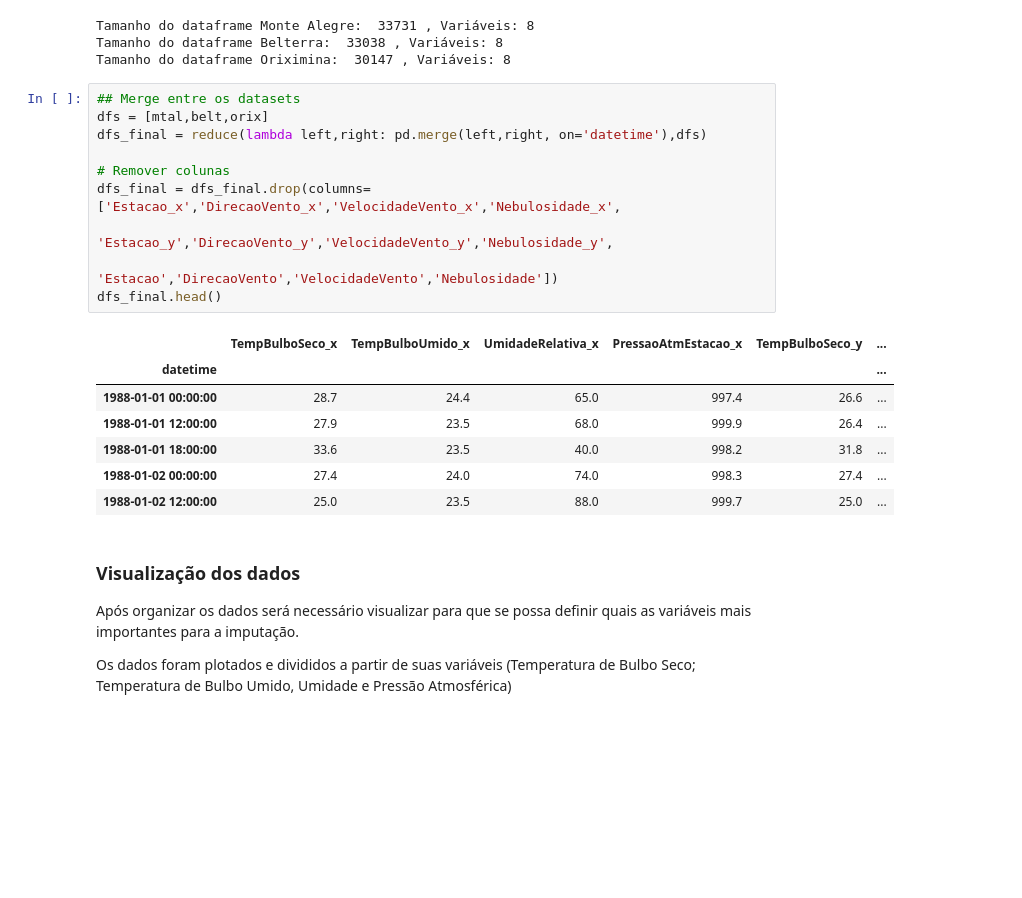
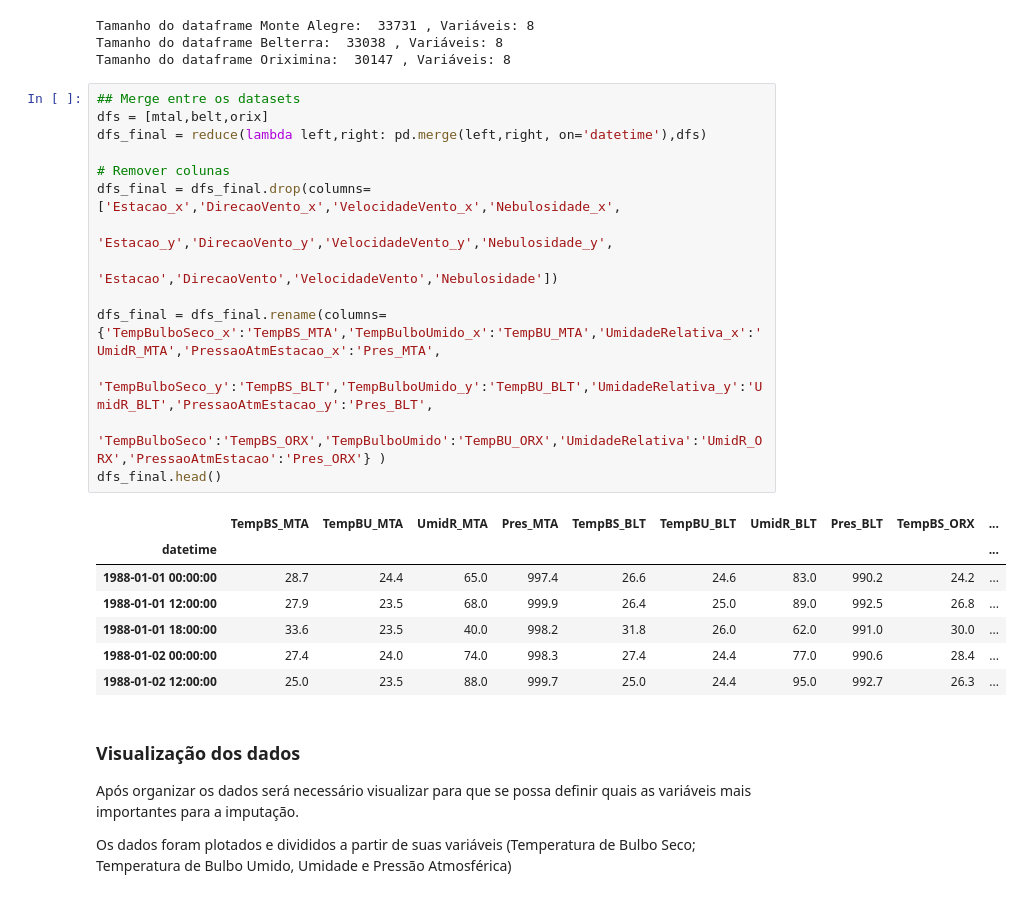
Before and after one commit to helvecioneto/CAP-351, a Jupyter notebook: 05-RNN.ipynb, the cells around one changed output. Drawn from its saved outputs; the diff is of its cells as text; blank space fills up the shorter version.

```diff
--- a/05-RNN.ipynb
+++ b/05-RNN.ipynb
@@ -893,21 +893,25 @@ Tamanho do dataframe Oriximina:  30147 , Variáveis: 8
 # %%
 ## Merge entre os datasets
 dfs = [mtal,belt,orix]
 dfs_final = reduce(lambda left,right: pd.merge(left,right, on='datetime'),dfs)
 
 # Remover colunas
 dfs_final = dfs_final.drop(columns=['Estacao_x','DirecaoVento_x','VelocidadeVento_x','Nebulosidade_x',
                                    'Estacao_y','DirecaoVento_y','VelocidadeVento_y','Nebulosidade_y',
                                    'Estacao','DirecaoVento','VelocidadeVento','Nebulosidade'])
+
+dfs_final = dfs_final.rename(columns={'TempBulboSeco_x':'TempBS_MTA','TempBulboUmido_x':'TempBU_MTA','UmidadeRelativa_x':'UmidR_MTA','PressaoAtmEstacao_x':'Pres_MTA',
+                                      'TempBulboSeco_y':'TempBS_BLT','TempBulboUmido_y':'TempBU_BLT','UmidadeRelativa_y':'UmidR_BLT','PressaoAtmEstacao_y':'Pres_BLT',
+                                      'TempBulboSeco':'TempBS_ORX','TempBulboUmido':'TempBU_ORX','UmidadeRelativa':'UmidR_ORX','PressaoAtmEstacao':'Pres_ORX'} )
 dfs_final.head()
 # %% [output]
-|  | TempBulboSeco_x | TempBulboUmido_x | UmidadeRelativa_x | PressaoAtmEstacao_x | TempBulboSeco_y | ... |
-| datetime |  |  |  |  |  | ... |
-| 1988-01-01 00:00:00 | 28.7 | 24.4 | 65.0 | 997.4 | 26.6 | ... |
-| 1988-01-01 12:00:00 | 27.9 | 23.5 | 68.0 | 999.9 | 26.4 | ... |
-| 1988-01-01 18:00:00 | 33.6 | 23.5 | 40.0 | 998.2 | 31.8 | ... |
-| 1988-01-02 00:00:00 | 27.4 | 24.0 | 74.0 | 998.3 | 27.4 | ... |
-| 1988-01-02 12:00:00 | 25.0 | 23.5 | 88.0 | 999.7 | 25.0 | ... |
+|  | TempBS_MTA | TempBU_MTA | UmidR_MTA | Pres_MTA | TempBS_BLT | TempBU_BLT | UmidR_BLT | Pres_BLT | TempBS_ORX | ... |
+| datetime |  |  |  |  |  |  |  |  |  | ... |
+| 1988-01-01 00:00:00 | 28.7 | 24.4 | 65.0 | 997.4 | 26.6 | 24.6 | 83.0 | 990.2 | 24.2 | ... |
+| 1988-01-01 12:00:00 | 27.9 | 23.5 | 68.0 | 999.9 | 26.4 | 25.0 | 89.0 | 992.5 | 26.8 | ... |
+| 1988-01-01 18:00:00 | 33.6 | 23.5 | 40.0 | 998.2 | 31.8 | 26.0 | 62.0 | 991.0 | 30.0 | ... |
+| 1988-01-02 00:00:00 | 27.4 | 24.0 | 74.0 | 998.3 | 27.4 | 24.4 | 77.0 | 990.6 | 28.4 | ... |
+| 1988-01-02 12:00:00 | 25.0 | 23.5 | 88.0 | 999.7 | 25.0 | 24.4 | 95.0 | 992.7 | 26.3 | ... |
 # %% [markdown]
 ### Visualização dos dados
 
```
Also changed, not shown: parts of 70 cells of this notebook.
